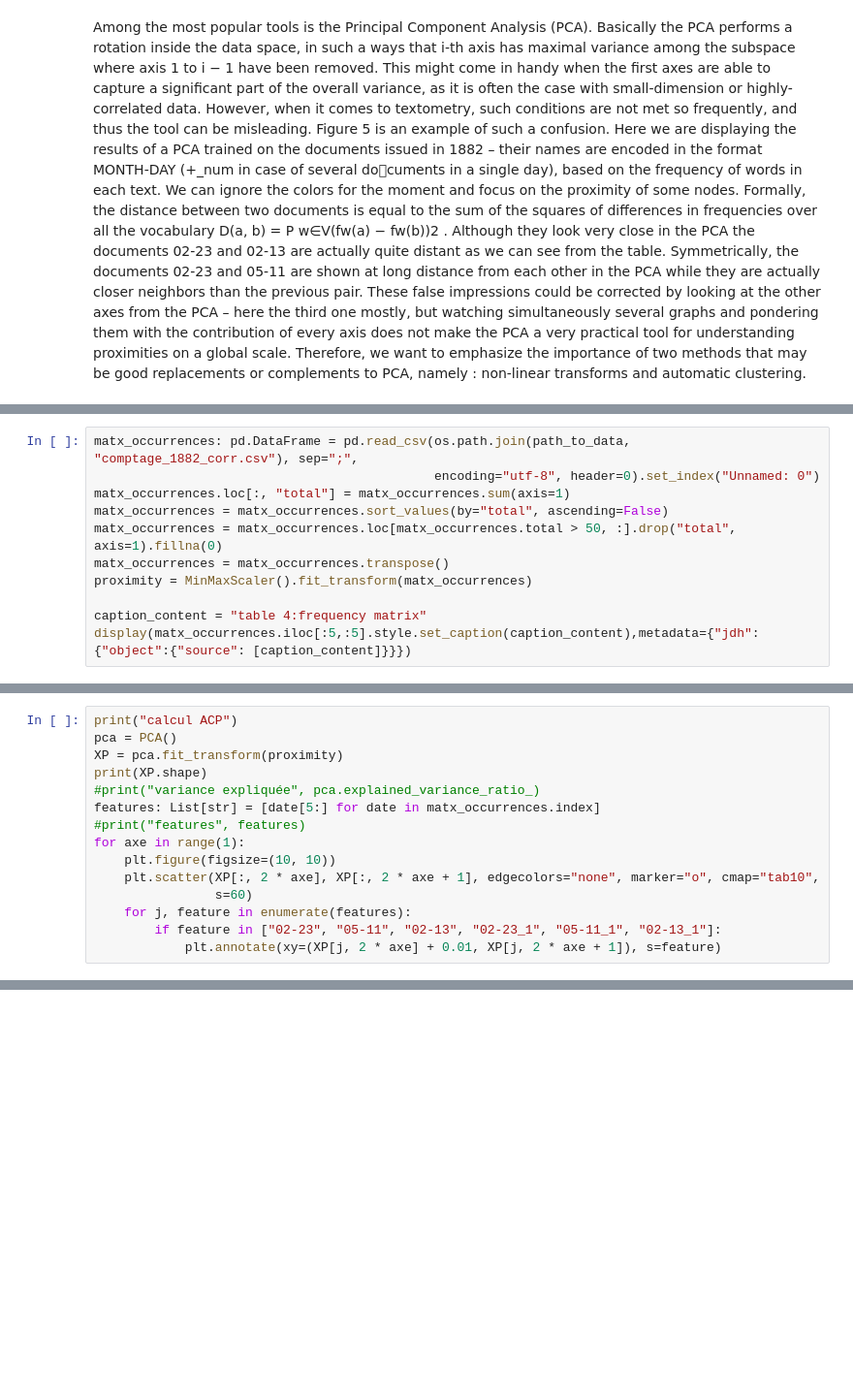
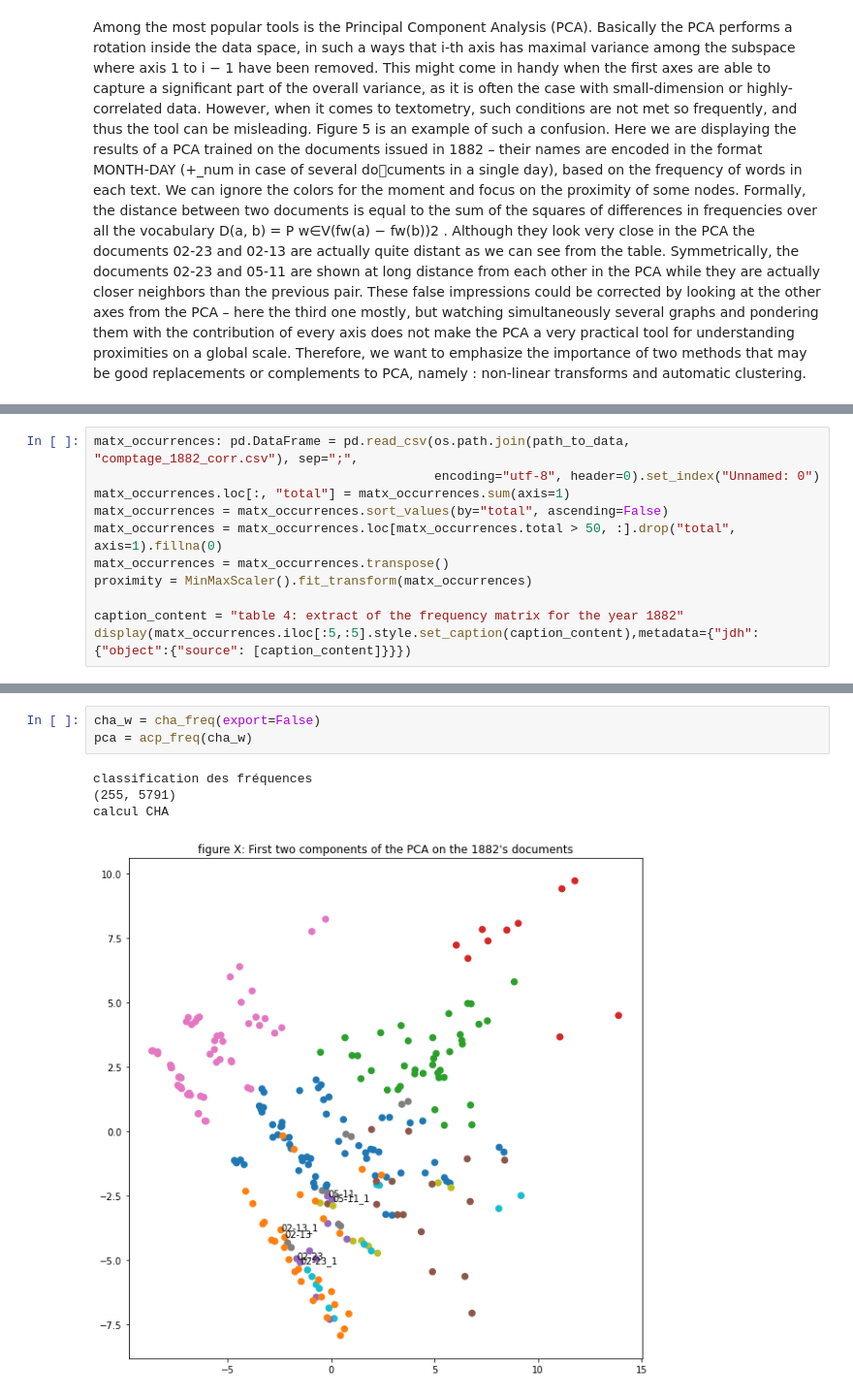
Before and after one commit to atomegoyan/template_jdh, a Jupyter notebook: author_guideline_template.ipynb, the cells around one changed output, grey strips where cells are left out. Shown at 97% size. Cells and saved outputs as stored; diff of their text form; blank space fills up the shorter version.

```diff
--- a/author_guideline_template.ipynb
+++ b/author_guideline_template.ipynb
@@ -271,6 +294,6 @@ matx_occurrences = matx_occurrences.loc[matx_occurrences.total > 50, :].drop("to
 matx_occurrences = matx_occurrences.transpose()
 proximity = MinMaxScaler().fit_transform(matx_occurrences)
 
-caption_content = "table 4:frequency matrix"
+caption_content = "table 4: extract of the frequency matrix for the year 1882"
 display(matx_occurrences.iloc[:5,:5].style.set_caption(caption_content),metadata={"jdh":{"object":{"source": [caption_content]}}})
 # %% [output]
@@ -312,15 +306,0 @@ ngram(["communiste", "ordre", "boulanger", "eglise", "guerre"])
-# %%
-print("calcul ACP")
-pca = PCA()
-XP = pca.fit_transform(proximity)
-print(XP.shape)
-#print("variance expliquée", pca.explained_variance_ratio_)
-features: List[str] = [date[5:] for date in matx_occurrences.index]
-#print("features", features)
-for axe in range(1):
-    plt.figure(figsize=(10, 10))
-    plt.scatter(XP[:, 2 * axe], XP[:, 2 * axe + 1], edgecolors="none", marker="o", cmap="tab10",
-                s=60)
-    for j, feature in enumerate(features):
-        if feature in ["02-23", "05-11", "02-13", "02-23_1", "05-11_1", "02-13_1"]:
-            plt.annotate(xy=(XP[j, 2 * axe] + 0.01, XP[j, 2 * axe + 1]), s=feature)
@@ -330,0 +369,8 @@ calcul ACP
+# %%
+cha_w = cha_freq(export=False)
+pca = acp_freq(cha_w)
+# %% [output]
+classification des fréquences
+(255, 5791)
+calcul CHA
+[figure, added]
```
Also changed, not shown: parts of 21 cells of this notebook.
